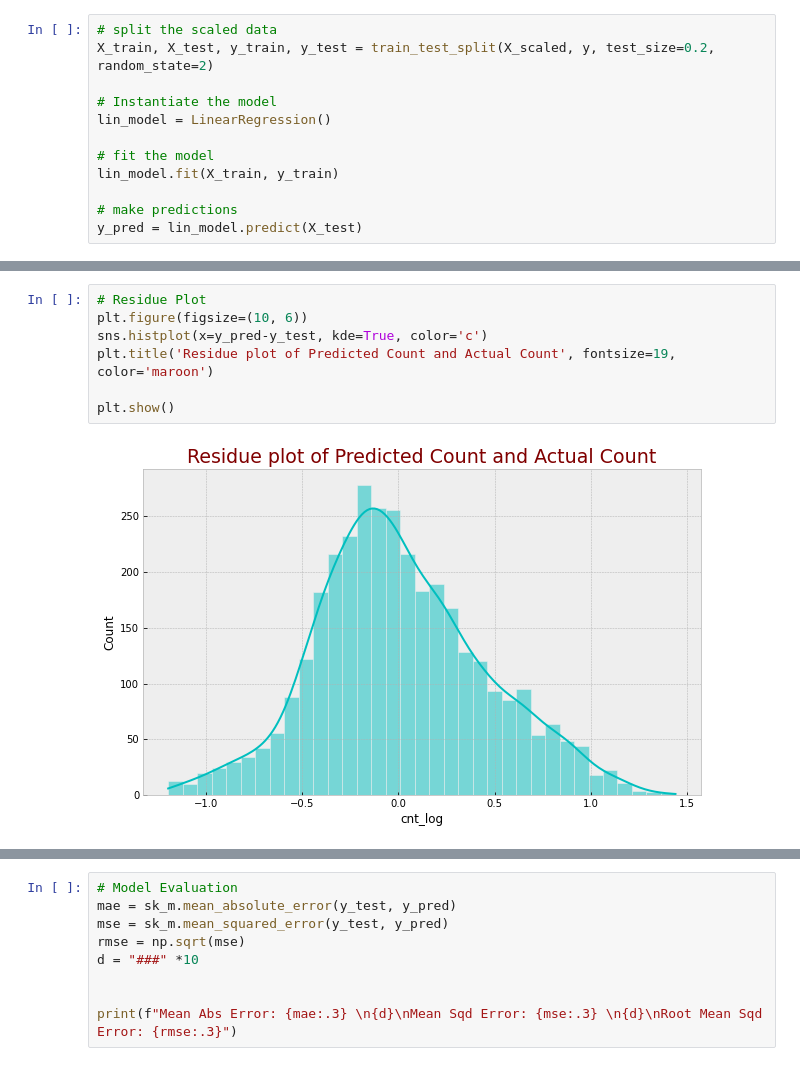
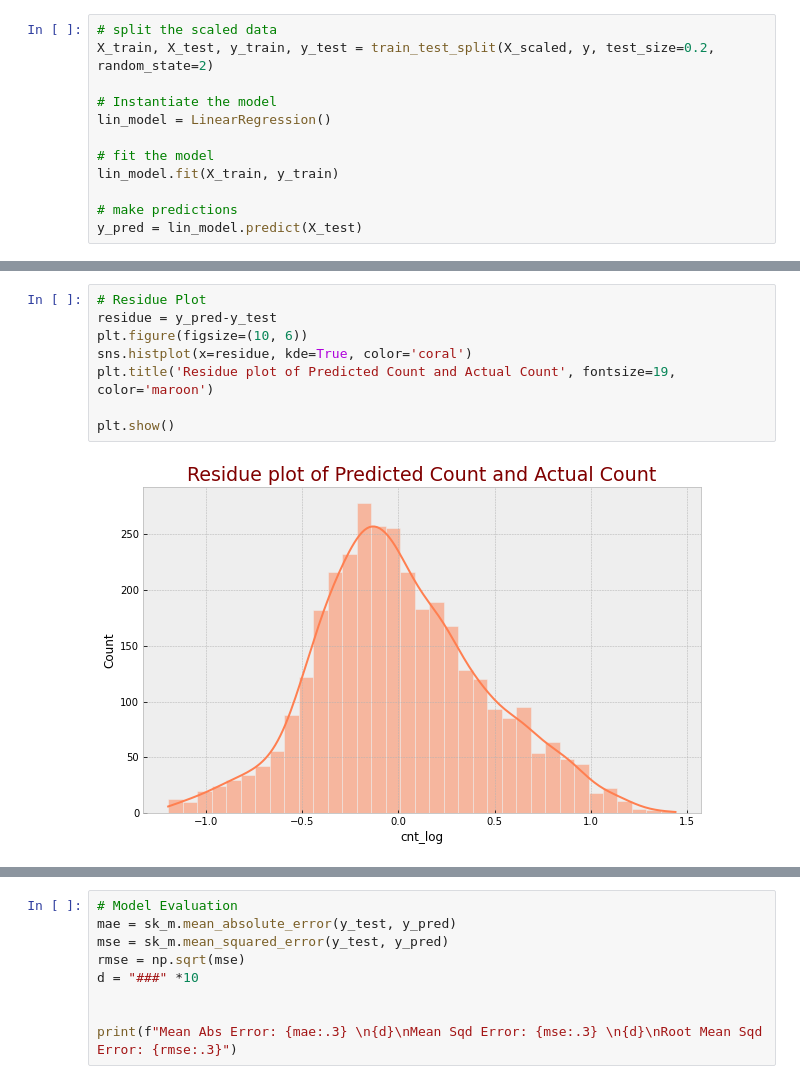
Before and after one commit to chineidu/bike-sharing, a Jupyter notebook: bikesharing.ipynb, the cells around one changed output, grey strips where cells are left out. Drawn from its saved outputs; the diff is of its cells as text.

```diff
--- a/bikesharing.ipynb
+++ b/bikesharing.ipynb
@@ -391,9 +416,10 @@ plt.show()
 # %%
 # Residue Plot
+residue = y_pred-y_test
 plt.figure(figsize=(10, 6))
-sns.histplot(x=y_pred-y_test, kde=True, color='c')
+sns.histplot(x=residue, kde=True, color='coral')
 plt.title('Residue plot of Predicted Count and Actual Count', fontsize=19, color='maroon')
 
 plt.show()
 # %% [output]
-[figure, old version]
+[figure, new version]
```
Also changed, not shown: parts of 17 cells of this notebook.
